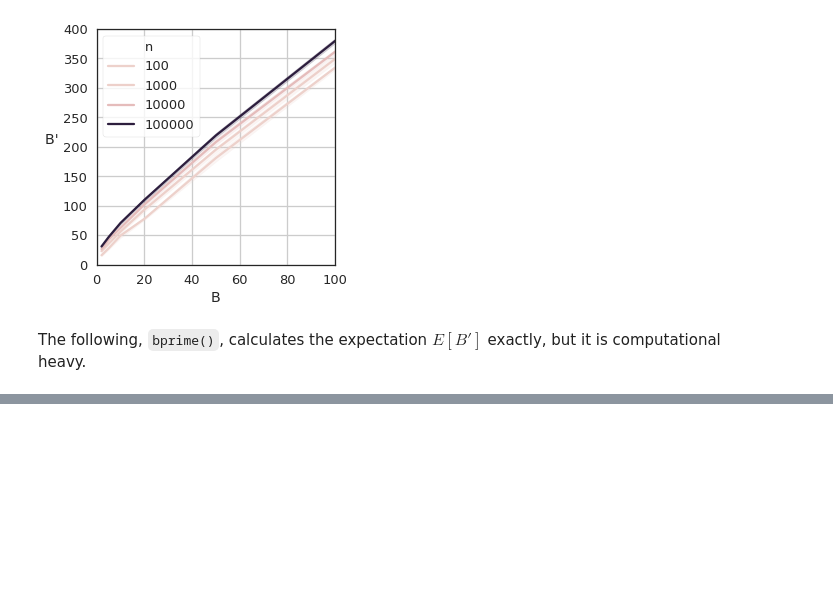
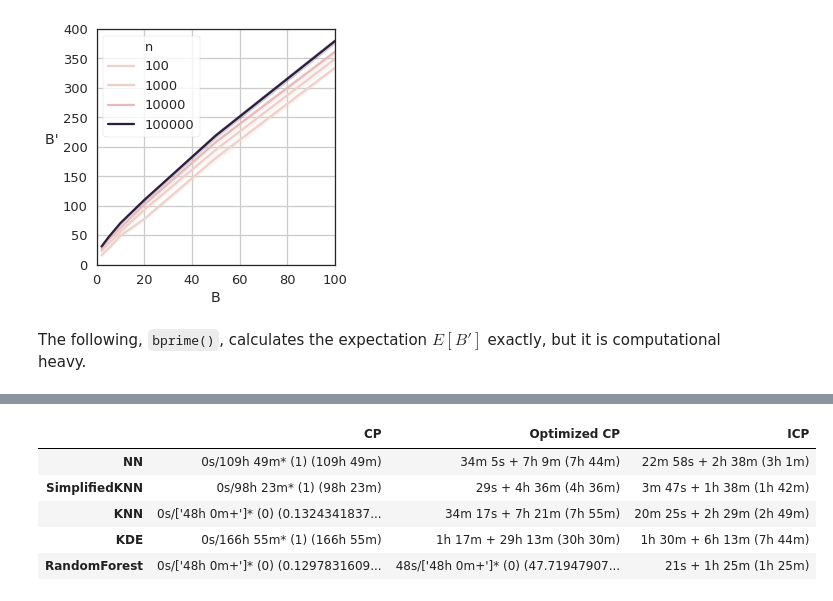
Before and after one commit to gchers/exact-cp-optimization, a Jupyter notebook: exact-cp-optimization.ipynb, the cells around one changed output, grey strips where cells are left out. Saved outputs shown, nothing was run; the diff lists cells and outputs as text; code cells hidden in the pictures; blank space fills up the shorter version.

Commit message:
Update nb with MNIST experiments

```diff
--- a/exact-cp-optimization.ipynb
+++ b/exact-cp-optimization.ipynb
@@ -2367,0 +2485,5 @@ assert bprime([2, 1]) == (3 - P + bprime([1, 1])*P*(1-P))/(1-(1-P)**2)
+# %%
+EXPERIMENT_NAME = "mnist-comparison"
+RESULTS_DIR = "results/"
+REPETITIONS = 1
+TIMEOUT = 60*60*48
@@ -2367,0 +2591,79 @@ assert bprime([2, 1]) == (3 - P + bprime([1, 1])*P*(1-P))/(1-(1-P)**2)
+# %%
+def highlight_min(data, color='yellow'):
+    """
+    highlight the minimum in a Series or DataFrame
+    """
+    attr = 'background-color: {}'.format(color)
+    if data.ndim == 1:  # Series from .apply(axis=0) or axis=1
+        is_min = data == data.min()
+        return [attr if v else '' for v in is_min]
+    else:  # from .apply(axis=None)
+        is_min = data == data.min().min()
+        return pd.DataFrame(np.where(is_min, attr, ''),
+                            index=data.index, columns=data.columns)
+
+def format_time(seconds):
+    seconds = int(round(seconds))
+    m, s = divmod(seconds, 60)
+    h, m = divmod(m, 60)
+
+    if h > 0:
+        fmt = f"{h}h {m}m"
+    elif m > 0:
+        fmt = f"{m}m {s}s"
+    else:
+        fmt = f"{s}s"
+
+    return fmt
+
+def get_times(r):
+    if len(r):
+        r = r.iloc[0]
+        if not np.isnan(r.calibration_time):
+            training_time = format_time(r.training_time+r.calibration_time)
+            total_time = r.training_time+r.calibration_time
+        else:
+            training_time = format_time(r.training_time)
+            total_time = r.training_time
+        if r.prediction_time:
+            prediction_time = format_time(max(r.prediction_time))
+            total_time = format_time(total_time+max(r.prediction_time))
+        else:
+            prediction_time = [f"{format_time(TIMEOUT)}+"]
+        if r.reached_timeout:
+            fmt = f"{training_time}/{prediction_time}* ({len(r.prediction_time)}) ({total_time})"
+        else:
+            fmt = f"{training_time} + {prediction_time} ({total_time})"
+    else:
+        fmt = "/"
+
+    return fmt
+
+
+NCMs = ["NN", "SimplifiedKNN", "KNN", "KDE", "RandomForest"]
+
+table_results = {"CP": [], "Optimized CP": [], "ICP": []}
+
+for ncm in NCMs:
+    t = get_times(results[((results.ncm == ncm)) &
+                                 (results.inductive_cp == False)])
+    table_results["CP"].append(t)
+
+    t = get_times(results[((results.ncm == ncm + "_fast")) &
+                                 (results.inductive_cp == False)])
+    table_results["Optimized CP"].append(t)
+
+    t = get_times(results[((results.ncm == ncm)) &
+                                 (results.inductive_cp == True)])
+    table_results["ICP"].append(t)
+
+table = pd.DataFrame(table_results)
+table.index = NCMs
+table
+# %% [output]
+|  | CP | Optimized CP | ICP |
+| NN | 0s/109h 49m* (1) (109h 49m) | 34m 5s + 7h 9m (7h 44m) | 22m 58s + 2h 38m (3h 1m) |
+| SimplifiedKNN | 0s/98h 23m* (1) (98h 23m) | 29s + 4h 36m (4h 36m) | 3m 47s + 1h 38m (1h 42m) |
+| KNN | 0s/['48h 0m+']* (0) (0.1324341837... | 34m 17s + 7h 21m (7h 55m) | 20m 25s + 2h 29m (2h 49m) |
+| KDE | 0s/166h 55m* (1) (166h 55m) | 1h 17m + 29h 13m (30h 30m) | 1h 30m + 6h 13m (7h 44m) |
+| RandomForest | 0s/['48h 0m+']* (0) (0.1297831609... | 48s/['48h 0m+']* (0) (47.71947907... | 21s + 1h 25m (1h 25m) |
```
Also changed, not shown: parts of 26 cells of this notebook.
